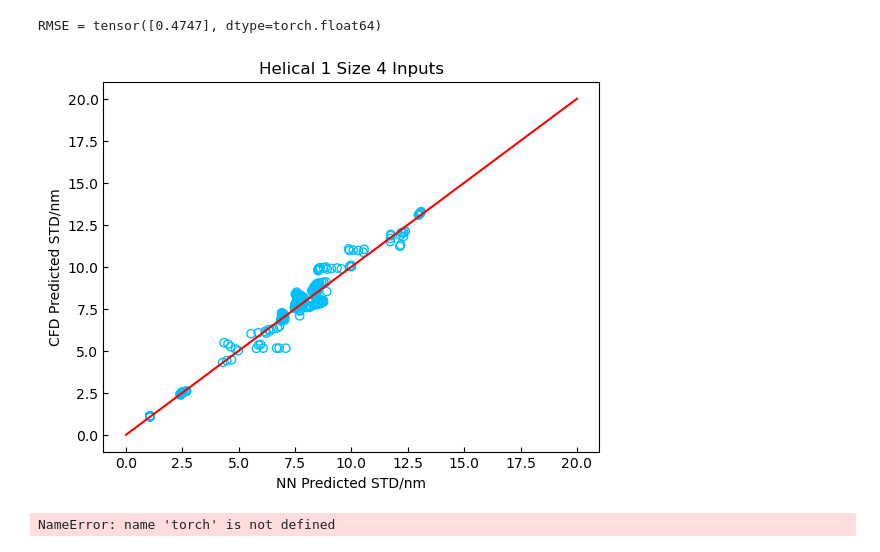
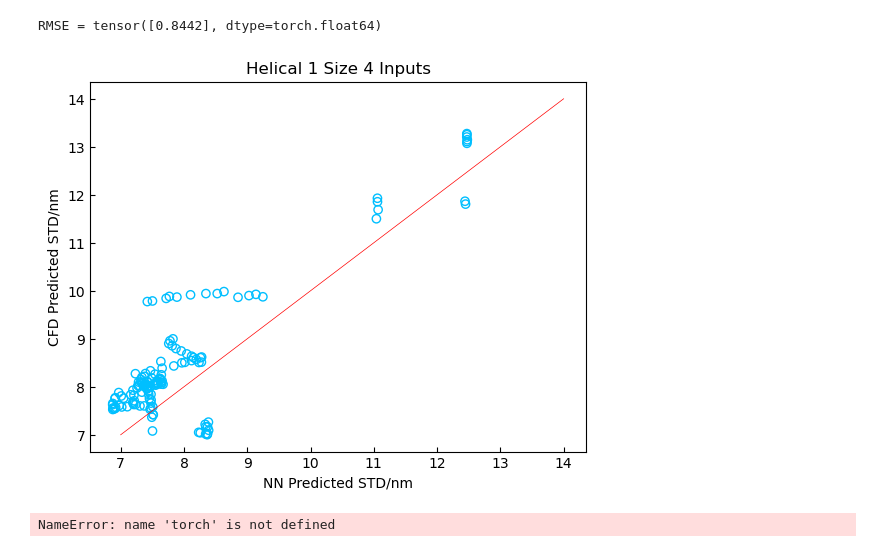
Before and after one commit to chanopsethiwan/CNNNanoparticles, a Jupyter notebook: multiInputLastParam/4inputLastParam/size/Helical1multiTimeInput4InputLastValuePredHelical1Size.ipynb, the cells around one changed output. Saved outputs shown, nothing was run; the diff lists cells and outputs as text; code cells hidden in the pictures.

```diff
--- a/multiInputLastParam/4inputLastParam/size/Helical1multiTimeInput4InputLastValuePredHelical1Size.ipynb
+++ b/multiInputLastParam/4inputLastParam/size/Helical1multiTimeInput4InputLastValuePredHelical1Size.ipynb
@@ -33,10 +33,10 @@ device = torch.device('cuda' if torch.cuda.is_available() else 'cpu') #choose wh
 # third_dir = r'C:\Users\Chappyyyyyy\Documents\size_folder\second_half\third_quarter'
 # fourth_dir = r'C:\Users\Chappyyyyyy\Documents\size_folder\second_half\fourth_quarter'
 
-first_dir = r"C:\Users\Public\PartIIB project 2023_2024\Image collection without reaction\00AgNO3_mole_fraction\dataSelectorHelicalOneLowerLimit\train\interval_1"
-second_dir = r"C:\Users\Public\PartIIB project 2023_2024\Image collection without reaction\00AgNO3_mole_fraction\dataSelectorHelicalOneLowerLimit\train\interval_2"
-third_dir = r"C:\Users\Public\PartIIB project 2023_2024\Image collection without reaction\00AgNO3_mole_fraction\dataSelectorHelicalOneLowerLimit\train\interval_3"
-fourth_dir = r"C:\Users\Public\PartIIB project 2023_2024\Image collection without reaction\00AgNO3_mole_fraction\dataSelectorHelicalOneLowerLimit\train\interval_4"
+first_dir = r"C:\Users\Public\PartIIB project 2023_2024\Image collection without reaction\00AgNO3_mole_fraction\dataSelectorHelicalOneV2LowerLimit\train\interval_1"
+second_dir = r"C:\Users\Public\PartIIB project 2023_2024\Image collection without reaction\00AgNO3_mole_fraction\dataSelectorHelicalOneV2LowerLimit\train\interval_2"
+third_dir = r"C:\Users\Public\PartIIB project 2023_2024\Image collection without reaction\00AgNO3_mole_fraction\dataSelectorHelicalOneV2LowerLimit\train\interval_3"
+fourth_dir = r"C:\Users\Public\PartIIB project 2023_2024\Image collection without reaction\00AgNO3_mole_fraction\dataSelectorHelicalOneV2LowerLimit\train\interval_4"
 # %%
 # multi-input dataset
 class CustomImageDataset(Dataset):
@@ -290,9 +290,9 @@ epoch 60/60, average loss = 0.1451
 # %%
 #Testing
-test_first_dir = r'C:\Users\Public\PartIIB project 2023_2024\Image collection without reaction\00AgNO3_mole_fraction\dataSelectorHelicalOneLowerLimit\train\interval_1'
-test_second_dir = r'C:\Users\Public\PartIIB project 2023_2024\Image collection without reaction\00AgNO3_mole_fraction\dataSelectorHelicalOneLowerLimit\train\interval_2'
-test_third_dir = r'C:\Users\Public\PartIIB project 2023_2024\Image collection without reaction\00AgNO3_mole_fraction\dataSelectorHelicalOneLowerLimit\train\interval_3'
-test_fourth_dir = r'C:\Users\Public\PartIIB project 2023_2024\Image collection without reaction\00AgNO3_mole_fraction\dataSelectorHelicalOneLowerLimit\train\interval_4'
+test_first_dir = r'C:\Users\Public\PartIIB project 2023_2024\Image collection without reaction\00AgNO3_mole_fraction\dataSelectorHelicalOneV2LowerLimit\testVal\interval_1'
+test_second_dir = r'C:\Users\Public\PartIIB project 2023_2024\Image collection without reaction\00AgNO3_mole_fraction\dataSelectorHelicalOneV2LowerLimit\testVal\interval_2'
+test_third_dir = r'C:\Users\Public\PartIIB project 2023_2024\Image collection without reaction\00AgNO3_mole_fraction\dataSelectorHelicalOneV2LowerLimit\testVal\interval_3'
+test_fourth_dir = r'C:\Users\Public\PartIIB project 2023_2024\Image collection without reaction\00AgNO3_mole_fraction\dataSelectorHelicalOneV2LowerLimit\testVal\interval_4'
 test_dataset = CustomImageDataset(first_dir=test_first_dir, second_dir=test_second_dir, third_dir=test_third_dir, fourth_dir=test_fourth_dir, transform=data_transform)
 test = DataLoader(test_dataset, batch_size=batch_size, shuffle=True)
 with torch.no_grad(): # no need to calculate gradient
@@ -307,37 +307,37 @@ with torch.no_grad(): # no need to calculate gradient
         images3 = images3.to(device)
         images4 = images4.to(device)
         labels4 = labels4.to(device)
         cuttimes = cuttimes.to(device).float()
 
         #forward
         outputs = model(images1, images2, images3, images4, cuttimes)
 
         # print(predictions)
         squared_difference += (float(outputs) - labels4) ** 2
         predicted_size_data.append(float(outputs))
         CFD_size_data.append(float(labels4))
         if float(outputs) < 0.5 * float(labels4):
             underestimate.append(float(outputs))
         if float(outputs) > 1.5 * float(labels4):
             overestimate.append(float(outputs))
 
     rmse = torch.sqrt(squared_difference / (len(test)))
     print(f'RMSE = {rmse}')
     # print(predicted_size_data)
     # print(CFD_size_data)
     # print(underestimate)
     # print(overestimate)
     plt.scatter(predicted_size_data, CFD_size_data, facecolors='none', edgecolors='deepskyblue')
-    x = np.linspace(0, 20, 200)
-    plt.plot(x, x, '-r')
+    x = np.linspace(7, 14, 200)
+    plt.plot(x, x, '-r', linewidth=0.5)
     plt.xlabel('NN Predicted STD/nm')
     plt.ylabel('CFD Predicted STD/nm')
     plt.title('Helical 1 Size 4 Inputs')
     plt.tick_params(axis='both', direction='in')
     plt.show()
 # %% [output]
-RMSE = tensor([0.4747], dtype=torch.float64)
+RMSE = tensor([0.8442], dtype=torch.float64)
-[figure, old version]
+[figure, new version]
 # %%
 #save the model
 # PATH = r'C:\Users\Chappyyyyyy\Desktop\PartIIB project 2023_2024\MultiInput\size_model.pth'
```
Also changed, not shown: parts of 3 cells of this notebook, 5 other files.
